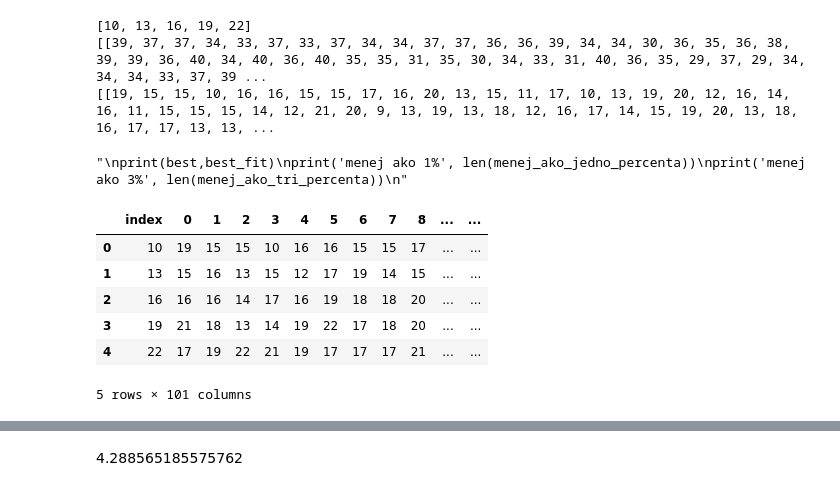
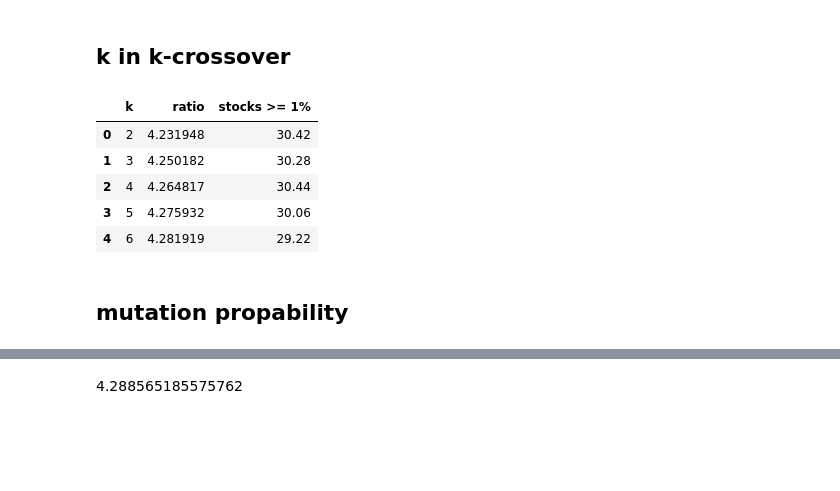
Before and after one commit to TheKompot/FinMatproject, a Jupyter notebook: genetic_alg_portfolio.ipynb, the cells around one changed output, grey strips where cells are left out. Drawn from its saved outputs; the diff is of its cells as text; code cells hidden in the pictures; blank space fills up the shorter version.

```diff
--- a/genetic_alg_portfolio.ipynb
+++ b/genetic_alg_portfolio.ipynb
@@ -120,7 +122,7 @@ class GenAlg:
     def mutation(self,child):
         for i in range(len(child)):
             if random.random() < self.mutation_prob:
-                child[i] += random.gauss(0.25,0.1)
+                child[i] += random.gauss(0.1,0.05)
         return child
 
     def solve(self,max_generations, goal):
@@ -237,41 +166,0 @@ import statistics
-# %%
-m_tri = []
-m_jeden = []
-for p in range(10, 25, 3):
-    tri, jeden  = [], []
-    for _ in range(100):
-        g = GenAlg(population_size=100, k_crossover=5, mutation_prob=0.01, rates=rates,sigma=sigma)
-        best,best_fit = g.solve(p,8)
-        menej_ako_jedno_percenta = [i for i in best if i < 0.01]
-        menej_ako_tri_percenta = [i for i in best if i < 0.03]
-        tri.append(len(menej_ako_tri_percenta))
-        jeden.append(len(menej_ako_jedno_percenta))
-    m_tri.append(tri)
-    m_jeden.append(jeden)
-print([i for i in range(10,25,3)])
-print(m_tri)
-print(m_jeden)
-'''
-print(best,best_fit)
-print('menej ako 1%', len(menej_ako_jedno_percenta))
-print('menej ako 3%', len(menej_ako_tri_percenta))
-'''
-# %% [output]
-[10, 13, 16, 19, 22]
-[[39, 37, 37, 34, 33, 37, 33, 37, 34, 34, 37, 37, 36, 36, 39, 34, 34, 30, 36, 35, 36, 38, 39, 39, 36, 40, 34, 40, 36, 40, 35, 35, 31, 35, 30, 34, 33, 31, 40, 36, 35, 29, 37, 29, 34, 34, 34, 33, 37, 39 ...
-[[19, 15, 15, 10, 16, 16, 15, 15, 17, 16, 20, 13, 15, 11, 17, 10, 13, 19, 20, 12, 16, 14, 16, 11, 15, 15, 15, 14, 12, 21, 20, 9, 13, 19, 13, 18, 12, 16, 17, 14, 15, 19, 20, 13, 18, 16, 17, 17, 13, 13, ...
-"\nprint(best,best_fit)\nprint('menej ako 1%', len(menej_ako_jedno_percenta))\nprint('menej ako 3%', len(menej_ako_tri_percenta))\n"
-# %%
-df_menej_jeden = pd.DataFrame(m_jeden)
-df_menej_jeden['index'] = [i for i in range(10,25,3)]
-df_menej_jeden  = df_menej_jeden.set_index('index')
-df_menej_jeden = df_menej_jeden.reset_index()
-df_menej_jeden
-# %% [output]
-|  | index | 0 | 1 | 2 | 3 | 4 | 5 | 6 | 7 | 8 | ... | ... |
-| 0 | 10 | 19 | 15 | 15 | 10 | 16 | 16 | 15 | 15 | 17 | ... | ... |
-| 1 | 13 | 15 | 16 | 13 | 15 | 12 | 17 | 19 | 14 | 15 | ... | ... |
-| 2 | 16 | 16 | 16 | 14 | 17 | 16 | 19 | 18 | 18 | 20 | ... | ... |
-| 3 | 19 | 21 | 18 | 13 | 14 | 19 | 22 | 17 | 18 | 20 | ... | ... |
-| 4 | 22 | 17 | 19 | 22 | 21 | 19 | 17 | 17 | 17 | 21 | ... | ... |
-5 rows × 101 columns
@@ -281,0 +167,28 @@ fig.show()
+# %% [markdown]
+## k in k-crossover
+# %%
+k_data_dict = {'k':[],'ratio':[],'stocks >= 1%':[]}
+
+for k in range(2,40):
+    ratios = np.zeros(50)
+    stocks = np.zeros(50)
+    for i in range(50):
+        solver = GenAlg(population_size=100,k_crossover=k,mutation_prob=0.01,rates=rates,sigma=sigma)
+        best,best_fit = solver.solve(10,10)
+        ratios[i] = best_fit
+
+        for weight in best:
+            if weight >= 0.01:
+                stocks[i]+=1
+    k_data_dict['k'].append(k)
+    k_data_dict['ratio'].append(np.mean(ratios))
+    k_data_dict['stocks >= 1%'].append(np.mean(stocks))
+k_data = pd.DataFrame(k_data_dict)
+k_data.head()
+# %% [output]
+|  | k | ratio | stocks >= 1% |
+| 0 | 2 | 4.231948 | 30.42 |
+| 1 | 3 | 4.250182 | 30.28 |
+| 2 | 4 | 4.264817 | 30.44 |
+| 3 | 5 | 4.275932 | 30.06 |
+| 4 | 6 | 4.281919 | 29.22 |
@@ -281,0 +197,2 @@ fig.show()
+# %% [markdown]
+## mutation propability
```
Also changed, not shown: parts of 27 cells of this notebook.
